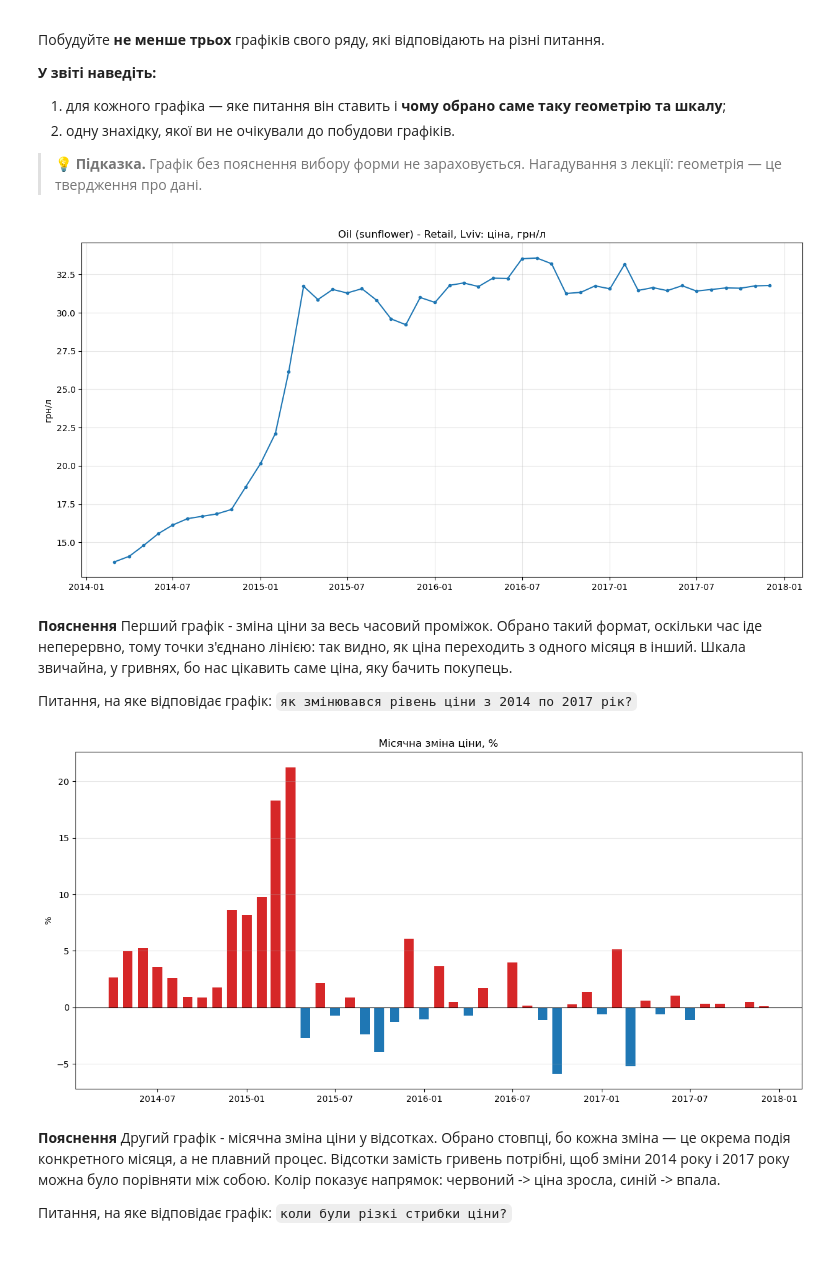
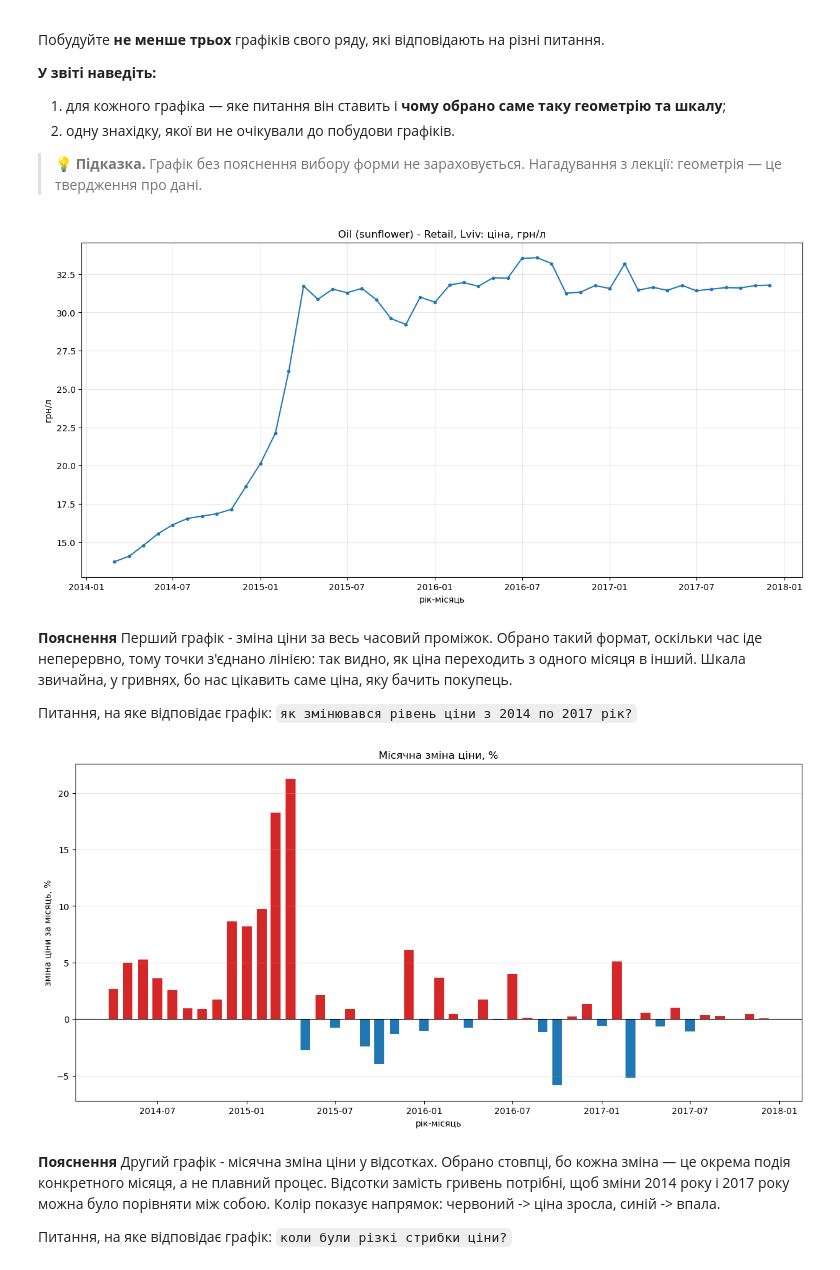
Before and after one commit to yarapan/Data-Analysis-Visualization, a Jupyter notebook: Lab_4/ЛР4_завдання_студенту.ipynb, the cells around one changed output. Drawn from its saved outputs; the diff is of its cells as text; code cells hidden in the pictures.

```diff
--- a/Lab_4/ЛР4_завдання_студенту.ipynb
+++ b/Lab_4/ЛР4_завдання_студенту.ipynb
@@ -233,9 +233,10 @@ fig, ax = plt.subplots(figsize=(15, 7))
 ax.plot(y.index, y.values, marker='o', ms=3)
 ax.set_title(f'{GOOD}, {MARKET}: ціна, грн/л')
 ax.set_ylabel('грн/л'); ax.grid(alpha=.3)
+ax.set_xlabel('рік-місяць')
 plt.show()
 # %% [output]
-[figure, old version]
+[figure, new version]
 # %% [markdown]
 **Пояснення**
 Перший графік - зміна ціни за весь часовий проміжок. Обрано такий формат, оскільки час іде неперервно, тому точки з'єднано лінією: так видно, як ціна переходить з одного місяця в інший.
@@ -245,14 +246,17 @@ plt.show()
 # %%
 import numpy as np
 
 pct = y.pct_change() * 100
 fig, ax = plt.subplots(figsize=(15, 7))
 ax.bar(pct.index, pct.values, width=20, color=np.where(pct > 0, 'tab:red', 'tab:blue'))
-ax.axhline(0, color='k', lw=.8); ax.set_title('Місячна зміна ціни, %'); ax.set_ylabel('%')
+ax.axhline(0, color='k', lw=.8)
+ax.set_title('Місячна зміна ціни, %'); ax.set_ylabel('%')
+ax.set_ylabel('зміна ціни за місяць, %')
+ax.set_xlabel('рік-місяць')
 ax.grid(alpha=.3, axis='y')
 plt.show()
 # %% [output]
-[figure, old version]
+[figure, new version]
 # %% [markdown]
 **Пояснення**
 Другий графік - місячна зміна ціни у відсотках. Обрано стовпці, бо кожна зміна — це окрема подія конкретного місяця, а не плавний процес. Відсотки замість гривень потрібні, щоб зміни 2014 року і 2017 року можна було порівняти між собою.
```
Also changed, not shown: parts of 3 cells of this notebook.
